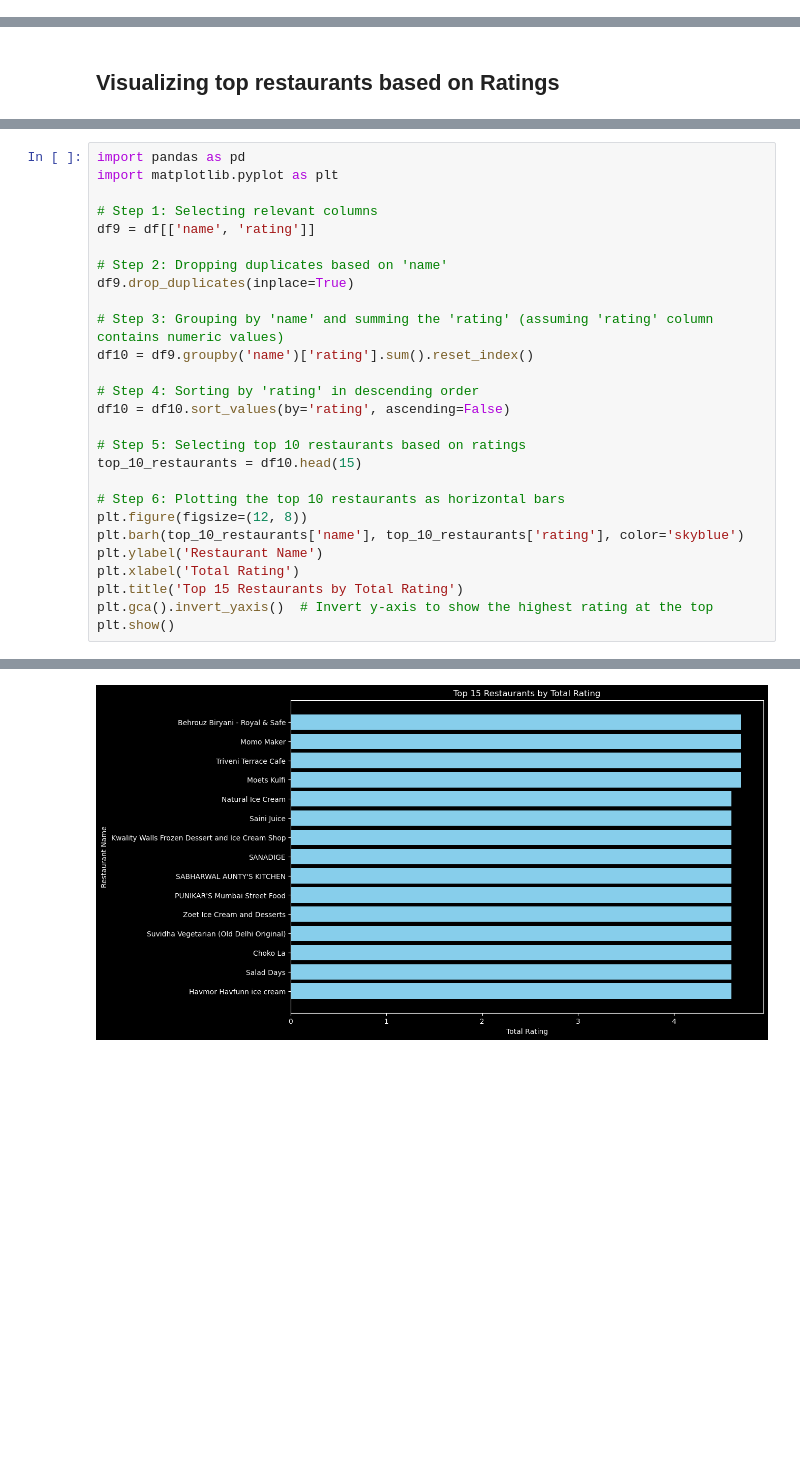
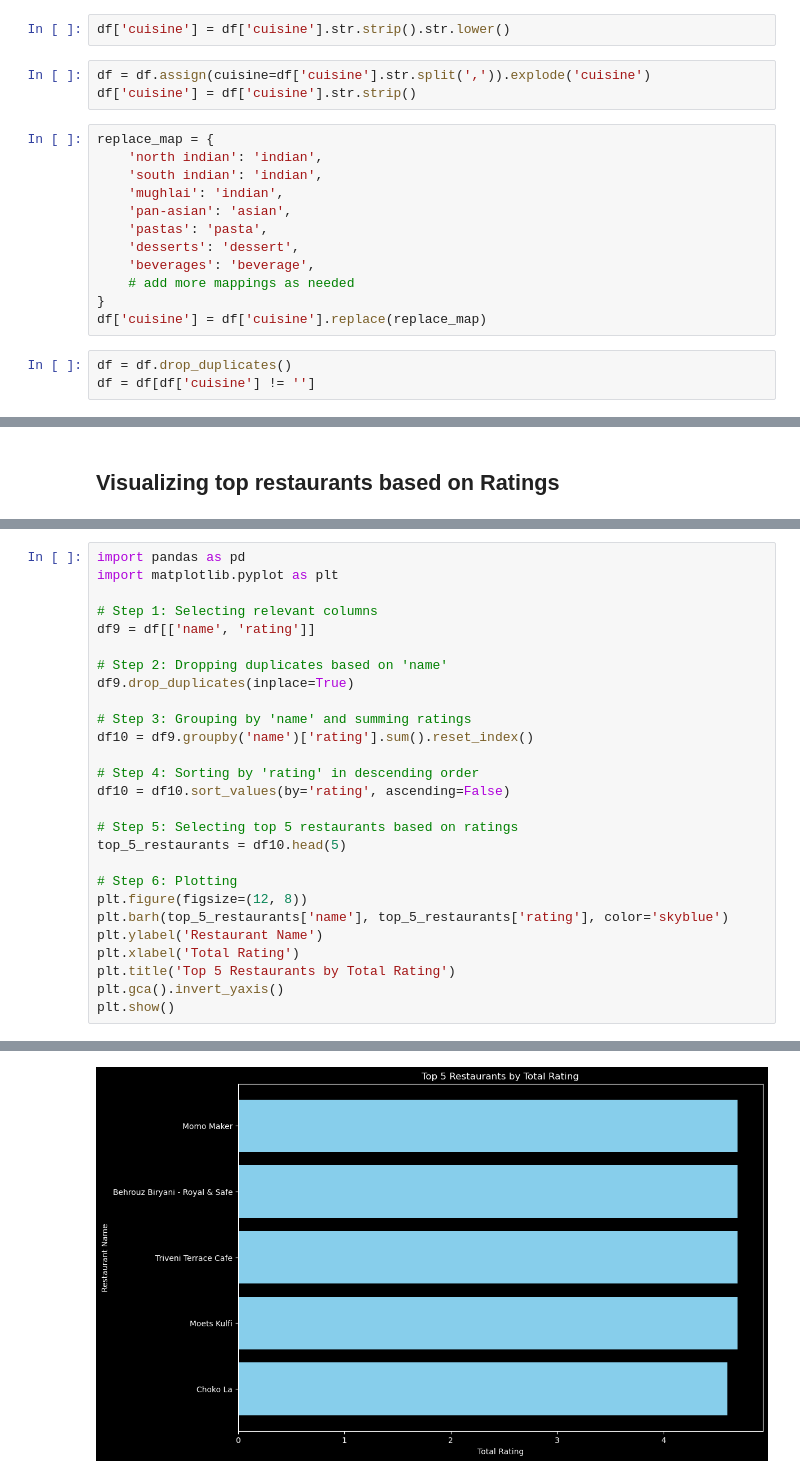
Before and after one commit to Ishaansh7/Swiggy-Analytics-Project, a Jupyter notebook: swiggy-analytics.ipynb, the cells around one changed output, grey strips where cells are left out. Saved outputs shown, nothing was run; the diff lists cells and outputs as text; blank space fills up the shorter version.

```diff
--- a/swiggy-analytics.ipynb
+++ b/swiggy-analytics.ipynb
@@ -545,3 +557,23 @@ Name: cuisine, dtype: int64
+# %%
+df['cuisine'] = df['cuisine'].str.strip().str.lower()
+# %%
+df = df.assign(cuisine=df['cuisine'].str.split(',')).explode('cuisine')
+df['cuisine'] = df['cuisine'].str.strip()
+# %%
+replace_map = {
+    'north indian': 'indian',
+    'south indian': 'indian',
+    'mughlai': 'indian',
+    'pan-asian': 'asian',
+    'pastas': 'pasta',
+    'desserts': 'dessert',
+    'beverages': 'beverage',
+    # add more mappings as needed
+}
+df['cuisine'] = df['cuisine'].replace(replace_map)
+# %%
+df = df.drop_duplicates()
+df = df[df['cuisine'] != '']
 # %% [markdown]
 # Data Visualization
 # %% [markdown]
@@ -795,33 +784,33 @@ df10.head()
 # %%
 import pandas as pd
 import matplotlib.pyplot as plt
 
 # Step 1: Selecting relevant columns
 df9 = df[['name', 'rating']]
 
 # Step 2: Dropping duplicates based on 'name'
 df9.drop_duplicates(inplace=True)
 
-# Step 3: Grouping by 'name' and summing the 'rating' (assuming 'rating' column contains numeric values)
+# Step 3: Grouping by 'name' and summing ratings
 df10 = df9.groupby('name')['rating'].sum().reset_index()
 
 # Step 4: Sorting by 'rating' in descending order
 df10 = df10.sort_values(by='rating', ascending=False)
 
-# Step 5: Selecting top 10 restaurants based on ratings
-top_10_restaurants = df10.head(15)
+# Step 5: Selecting top 5 restaurants based on ratings
+top_5_restaurants = df10.head(5)
 
-# Step 6: Plotting the top 10 restaurants as horizontal bars
+# Step 6: Plotting
 plt.figure(figsize=(12, 8))
-plt.barh(top_10_restaurants['name'], top_10_restaurants['rating'], color='skyblue')
+plt.barh(top_5_restaurants['name'], top_5_restaurants['rating'], color='skyblue')
 plt.ylabel('Restaurant Name')
 plt.xlabel('Total Rating')
-plt.title('Top 15 Restaurants by Total Rating')
-plt.gca().invert_yaxis()  # Invert y-axis to show the highest rating at the top
+plt.title('Top 5 Restaurants by Total Rating')
+plt.gca().invert_yaxis()
 plt.show()
 # %% [output]
 A value is trying to be set on a copy of a slice from a DataFrame
 
 See the caveats in the documentation: https://pandas.pydata.org/pandas-docs/stable/user_guide/indexing.html#returning-a-view-versus-a-copy
   df9.drop_duplicates(inplace=True)
-[figure, old version]
+[figure, new version]
```
Also changed, not shown: parts of 66 cells of this notebook.
